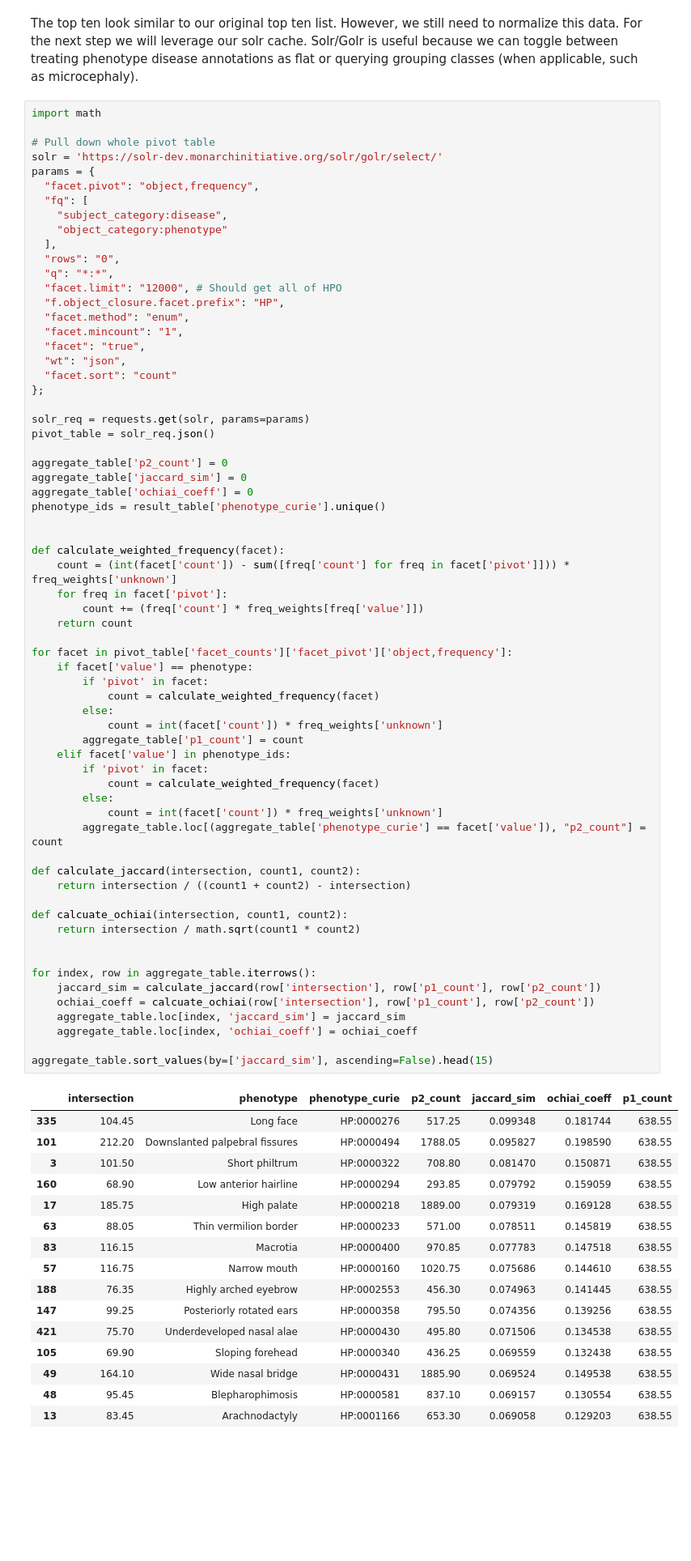
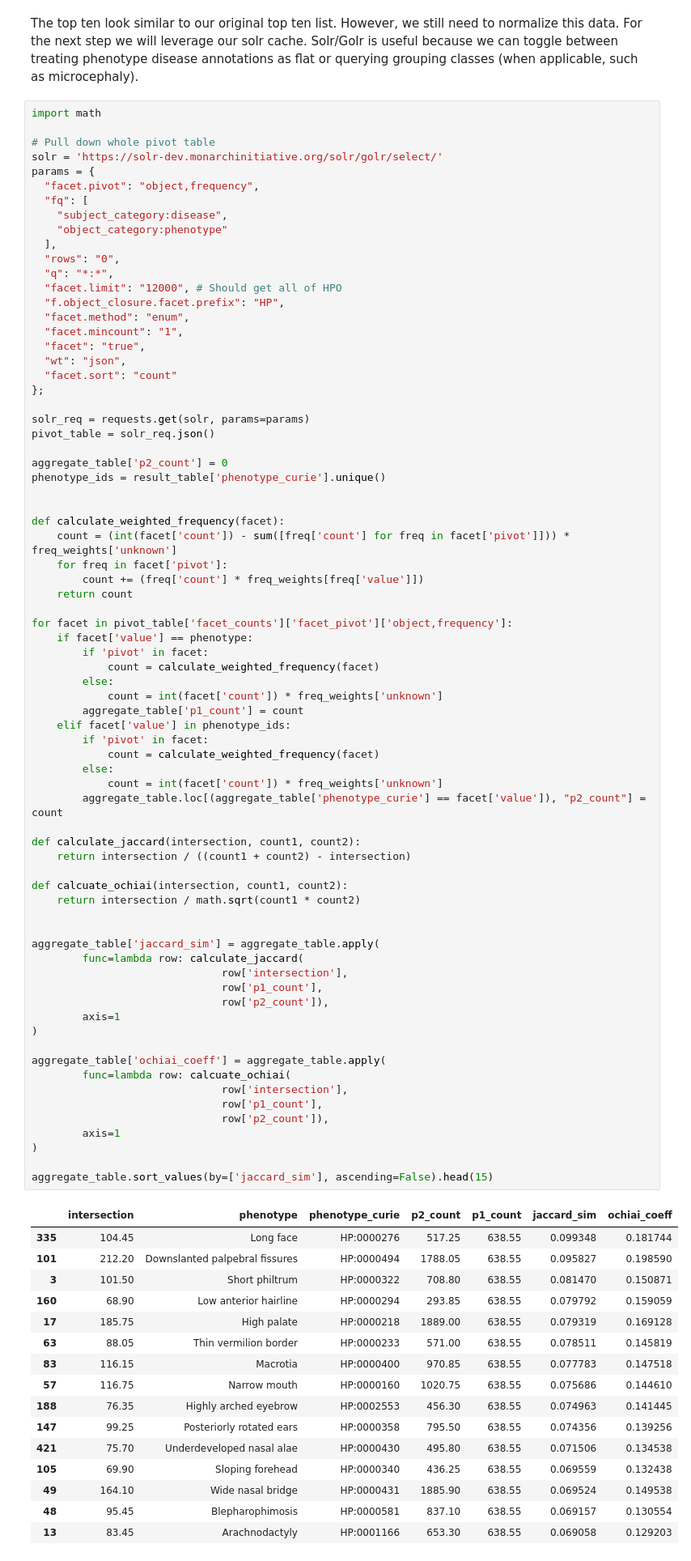
Before and after one commit to monarch-initiative/analysis-sandbox, a Jupyter notebook: notebooks/phenotype-co-occurrence.ipynb, the cells around one changed output. Shown at 81% size. Drawn from its saved outputs; the diff is of its cells as text; blank space fills up the shorter version.

```diff
--- a/notebooks/phenotype-co-occurrence.ipynb
+++ b/notebooks/phenotype-co-occurrence.ipynb
@@ -322,62 +322,70 @@ solr_req = requests.get(solr, params=params)
 pivot_table = solr_req.json()
 
 aggregate_table['p2_count'] = 0
-aggregate_table['jaccard_sim'] = 0
-aggregate_table['ochiai_coeff'] = 0
 phenotype_ids = result_table['phenotype_curie'].unique()
 
 
 def calculate_weighted_frequency(facet):
     count = (int(facet['count']) - sum([freq['count'] for freq in facet['pivot']])) * freq_weights['unknown']
     for freq in facet['pivot']:
         count += (freq['count'] * freq_weights[freq['value']])
     return count
 
 for facet in pivot_table['facet_counts']['facet_pivot']['object,frequency']:
     if facet['value'] == phenotype:
         if 'pivot' in facet:
             count = calculate_weighted_frequency(facet)
         else:
             count = int(facet['count']) * freq_weights['unknown']
         aggregate_table['p1_count'] = count
     elif facet['value'] in phenotype_ids:
         if 'pivot' in facet:
             count = calculate_weighted_frequency(facet)
         else:
             count = int(facet['count']) * freq_weights['unknown']
         aggregate_table.loc[(aggregate_table['phenotype_curie'] == facet['value']), "p2_count"] = count
 
 def calculate_jaccard(intersection, count1, count2):
     return intersection / ((count1 + count2) - intersection)
 
 def calcuate_ochiai(intersection, count1, count2):
     return intersection / math.sqrt(count1 * count2)
 
 
-for index, row in aggregate_table.iterrows():
-    jaccard_sim = calculate_jaccard(row['intersection'], row['p1_count'], row['p2_count'])
-    ochiai_coeff = calcuate_ochiai(row['intersection'], row['p1_count'], row['p2_count'])
-    aggregate_table.loc[index, 'jaccard_sim'] = jaccard_sim
-    aggregate_table.loc[index, 'ochiai_coeff'] = ochiai_coeff
+aggregate_table['jaccard_sim'] = aggregate_table.apply(
+        func=lambda row: calculate_jaccard(
+                              row['intersection'],
+                              row['p1_count'],
+                              row['p2_count']),
+        axis=1
+)
+
+aggregate_table['ochiai_coeff'] = aggregate_table.apply(
+        func=lambda row: calcuate_ochiai(
+                              row['intersection'],
+                              row['p1_count'],
+                              row['p2_count']),
+        axis=1
+)
 
 aggregate_table.sort_values(by=['jaccard_sim'], ascending=False).head(15)
 # %% [output]
-|  | intersection | phenotype | phenotype_curie | p2_count | jaccard_sim | ochiai_coeff | p1_count |
-| 335 | 104.45 | Long face | HP:0000276 | 517.25 | 0.099348 | 0.181744 | 638.55 |
-| 101 | 212.20 | Downslanted palpebral fissures | HP:0000494 | 1788.05 | 0.095827 | 0.198590 | 638.55 |
-| 3 | 101.50 | Short philtrum | HP:0000322 | 708.80 | 0.081470 | 0.150871 | 638.55 |
-| 160 | 68.90 | Low anterior hairline | HP:0000294 | 293.85 | 0.079792 | 0.159059 | 638.55 |
-| 17 | 185.75 | High palate | HP:0000218 | 1889.00 | 0.079319 | 0.169128 | 638.55 |
-| 63 | 88.05 | Thin vermilion border | HP:0000233 | 571.00 | 0.078511 | 0.145819 | 638.55 |
-| 83 | 116.15 | Macrotia | HP:0000400 | 970.85 | 0.077783 | 0.147518 | 638.55 |
-| 57 | 116.75 | Narrow mouth | HP:0000160 | 1020.75 | 0.075686 | 0.144610 | 638.55 |
-| 188 | 76.35 | Highly arched eyebrow | HP:0002553 | 456.30 | 0.074963 | 0.141445 | 638.55 |
-| 147 | 99.25 | Posteriorly rotated ears | HP:0000358 | 795.50 | 0.074356 | 0.139256 | 638.55 |
-| 421 | 75.70 | Underdeveloped nasal alae | HP:0000430 | 495.80 | 0.071506 | 0.134538 | 638.55 |
-| 105 | 69.90 | Sloping forehead | HP:0000340 | 436.25 | 0.069559 | 0.132438 | 638.55 |
-| 49 | 164.10 | Wide nasal bridge | HP:0000431 | 1885.90 | 0.069524 | 0.149538 | 638.55 |
-| 48 | 95.45 | Blepharophimosis | HP:0000581 | 837.10 | 0.069157 | 0.130554 | 638.55 |
-| 13 | 83.45 | Arachnodactyly | HP:0001166 | 653.30 | 0.069058 | 0.129203 | 638.55 |
+|  | intersection | phenotype | phenotype_curie | p2_count | p1_count | jaccard_sim | ochiai_coeff |
+| 335 | 104.45 | Long face | HP:0000276 | 517.25 | 638.55 | 0.099348 | 0.181744 |
+| 101 | 212.20 | Downslanted palpebral fissures | HP:0000494 | 1788.05 | 638.55 | 0.095827 | 0.198590 |
+| 3 | 101.50 | Short philtrum | HP:0000322 | 708.80 | 638.55 | 0.081470 | 0.150871 |
+| 160 | 68.90 | Low anterior hairline | HP:0000294 | 293.85 | 638.55 | 0.079792 | 0.159059 |
+| 17 | 185.75 | High palate | HP:0000218 | 1889.00 | 638.55 | 0.079319 | 0.169128 |
+| 63 | 88.05 | Thin vermilion border | HP:0000233 | 571.00 | 638.55 | 0.078511 | 0.145819 |
+| 83 | 116.15 | Macrotia | HP:0000400 | 970.85 | 638.55 | 0.077783 | 0.147518 |
+| 57 | 116.75 | Narrow mouth | HP:0000160 | 1020.75 | 638.55 | 0.075686 | 0.144610 |
+| 188 | 76.35 | Highly arched eyebrow | HP:0002553 | 456.30 | 638.55 | 0.074963 | 0.141445 |
+| 147 | 99.25 | Posteriorly rotated ears | HP:0000358 | 795.50 | 638.55 | 0.074356 | 0.139256 |
+| 421 | 75.70 | Underdeveloped nasal alae | HP:0000430 | 495.80 | 638.55 | 0.071506 | 0.134538 |
+| 105 | 69.90 | Sloping forehead | HP:0000340 | 436.25 | 638.55 | 0.069559 | 0.132438 |
+| 49 | 164.10 | Wide nasal bridge | HP:0000431 | 1885.90 | 638.55 | 0.069524 | 0.149538 |
+| 48 | 95.45 | Blepharophimosis | HP:0000581 | 837.10 | 638.55 | 0.069157 | 0.130554 |
+| 13 | 83.45 | Arachnodactyly | HP:0001166 | 653.30 | 638.55 | 0.069058 | 0.129203 |
 # %%
 aggregate_table.sort_values(by=['ochiai_coeff'], ascending=False).head(15)
 # %% [output]
```
Also changed, not shown: parts of 8 cells of this notebook.
